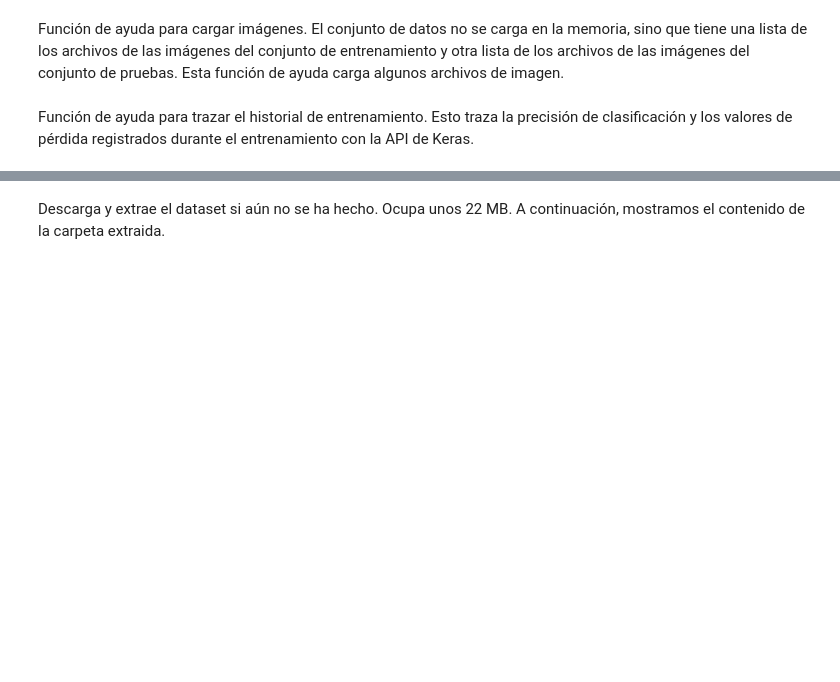
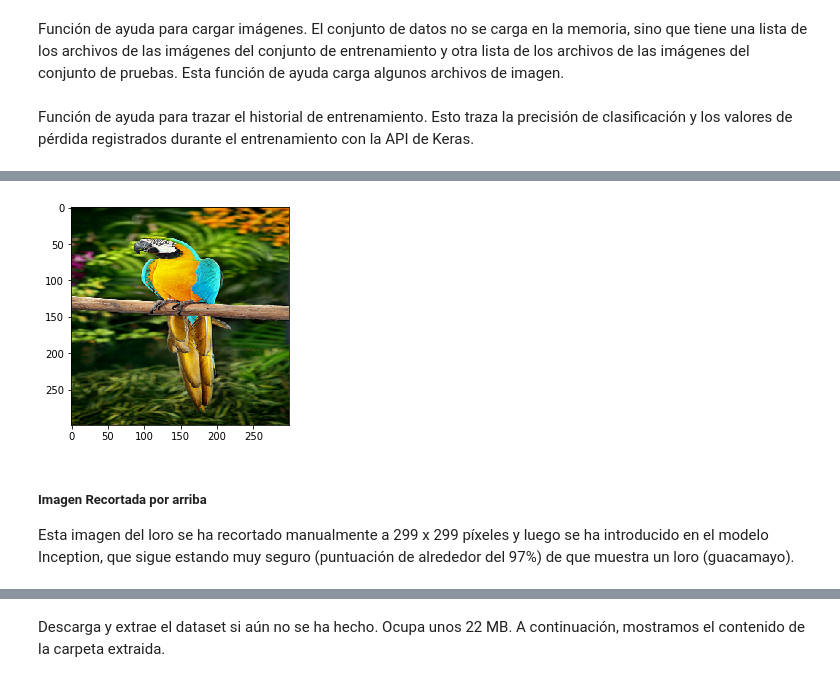
Before and after one commit to miguelamda/TL-tutorial, a Jupyter notebook: TransferLearning.ipynb, the cells around one changed output, grey strips where cells are left out. Cells and saved outputs as stored; diff of their text form; code cells hidden in the pictures; blank space fills up the shorter version.

```diff
--- a/TransferLearning.ipynb
+++ b/TransferLearning.ipynb
@@ -257,0 +368,10 @@ Volvamos a cargar el conjunto de datos Knifey-Spoony que empleamos en el apartad
+# %%
+def plot_resized_image(image_path):
+    # Toma la imagen redimensionada del modelo Inception
+    resized_image = model.get_resized_image(image_path=image_path)
+
+    # Muestra la imagen.
+    plt.imshow(resized_image, interpolation='nearest')
+
+    # Se asegura de que la gráfica se muestre.
+    plt.show()
@@ -257,0 +382,9 @@ Volvamos a cargar el conjunto de datos Knifey-Spoony que empleamos en el apartad
+# %%
+plot_resized_image(image_path="images/parrot.jpg")
+# %% [output]
+[figure, added]
+# %% [markdown]
+##### Imagen Recortada por arriba
+
+Esta imagen del loro se ha recortado manualmente a 299 x 299 píxeles y luego se ha introducido en el modelo Inception,
+que sigue estando muy seguro (puntuación de alrededor del 97%) de que muestra un loro (guacamayo).
```
Also changed, not shown: parts of 102 cells of this notebook.
